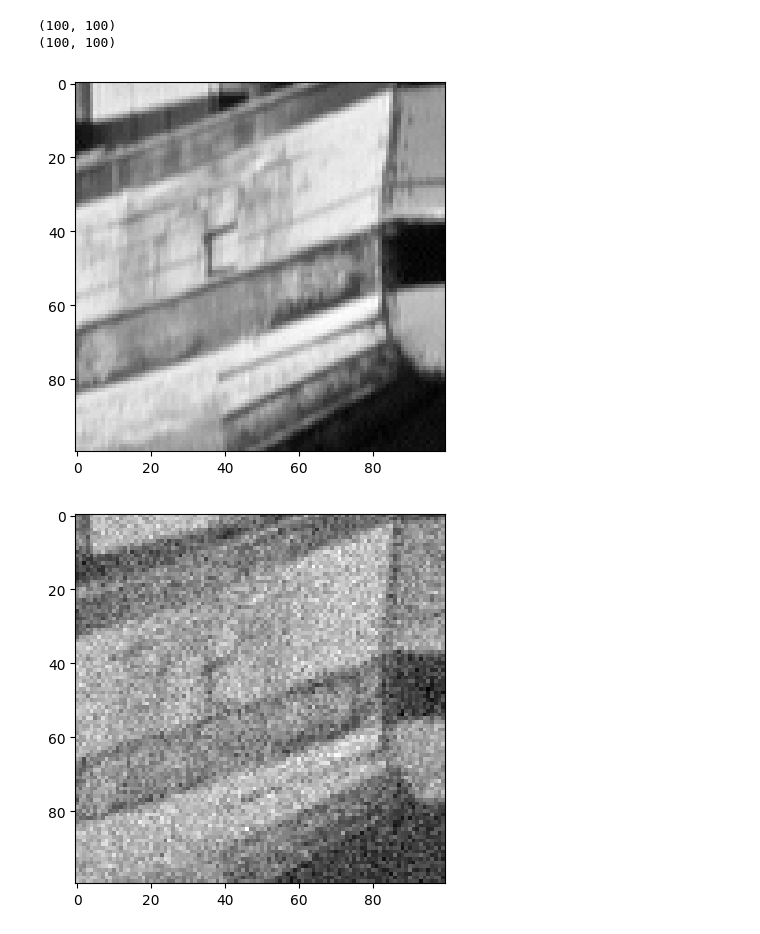
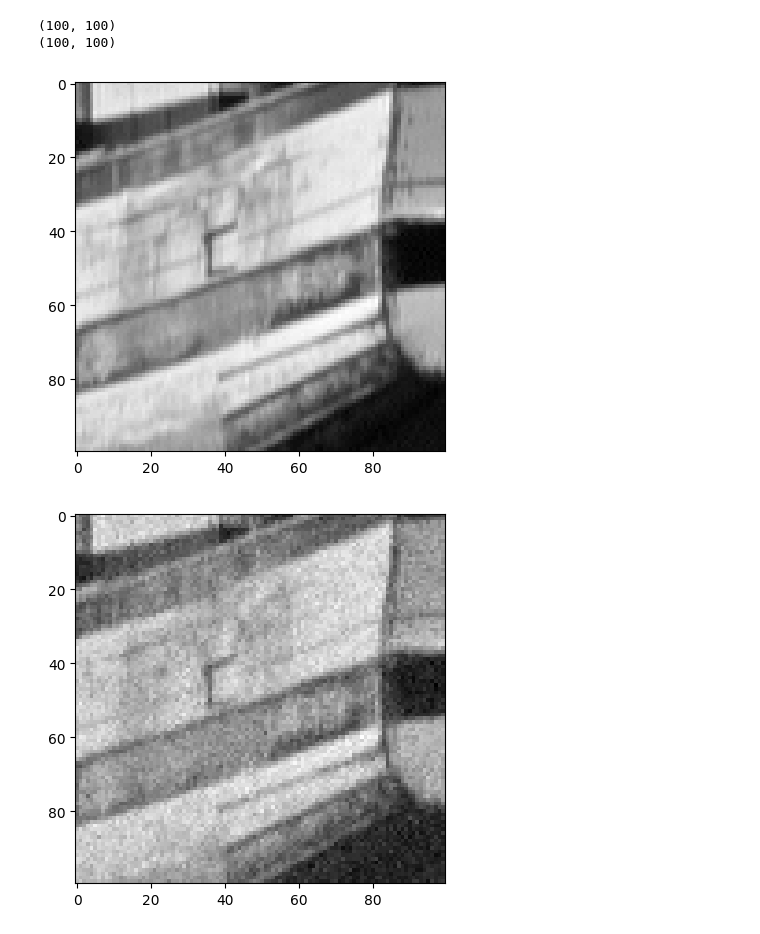
Before and after one commit to AlexDom513/ECE-6560-Final-Project, a Jupyter notebook: code/Gradient_Hist.ipynb, the cells around one changed output. Cells and saved outputs as stored; diff of their text form; code cells hidden in the pictures.

```diff
--- a/code/Gradient_Hist.ipynb
+++ b/code/Gradient_Hist.ipynb
@@ -3,34 +3,36 @@
 # ECE 6560
 
 import numpy as np
 from PIL import Image
 import matplotlib.pyplot as plt
 
 img = Image.open('../images/boats.bmp')
 img = np.array(img)
 img = img[300:400,300:400]
 print(img.shape)
 #noise = 10*np.random.randn(img.shape[0],img.shape[1]) # standard normal distribution
-mean = 1
-std_dev = .5
-noise = 50*np.random.normal(mean, std_dev, (img.shape[0],img.shape[1]))
+mean = 0
+std_dev = 10
+noise = np.random.normal(mean, std_dev, (img.shape[0],img.shape[1]))
 
 
 # #salt and pepper noise
 # for i in range(img.shape[0]):
 #   for j in range(img.shape[1]):
 #     if (np.random.randint(0, 100) == 3):
 #       img[i][j] = 1
 
 
 print(noise.shape)
 plt.imshow(img,cmap='gray')
 plt.show()
 img2 = img + noise
 plt.imshow(img2, cmap='gray')
 plt.show()
+plt.imshow(noise, cmap='gray')
+plt.show()
 # %% [output]
 (100, 100)
 (100, 100)
 [figure]
-[figure, old version]
+[figure, new version]
```
Also changed, not shown: parts of 3 cells of this notebook, 7 other files.
